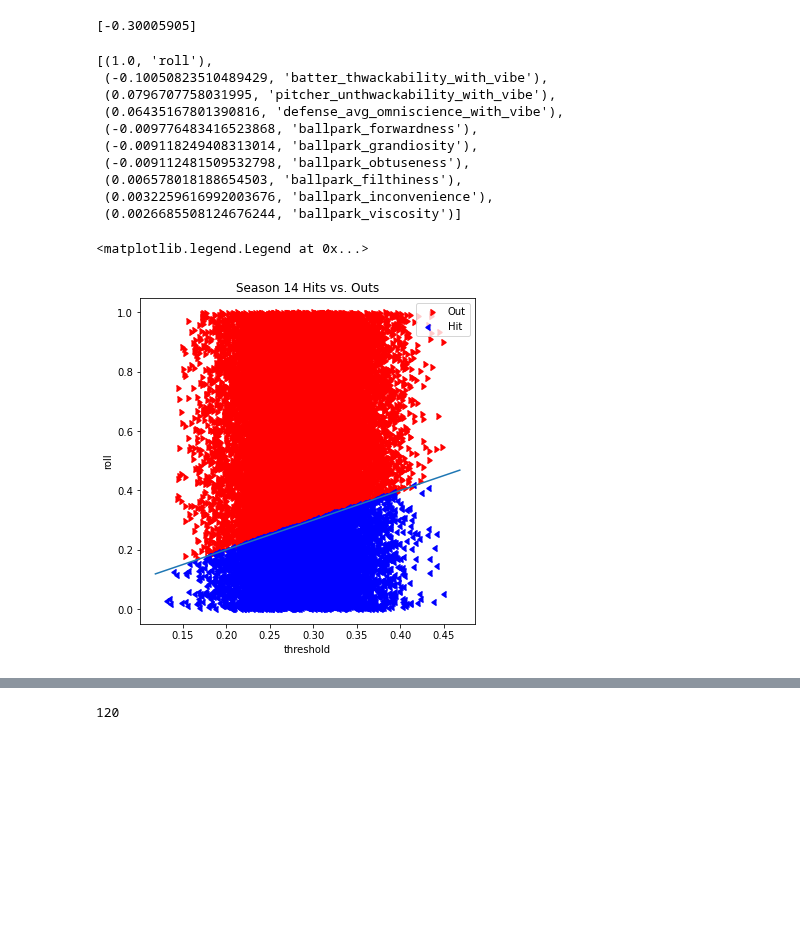
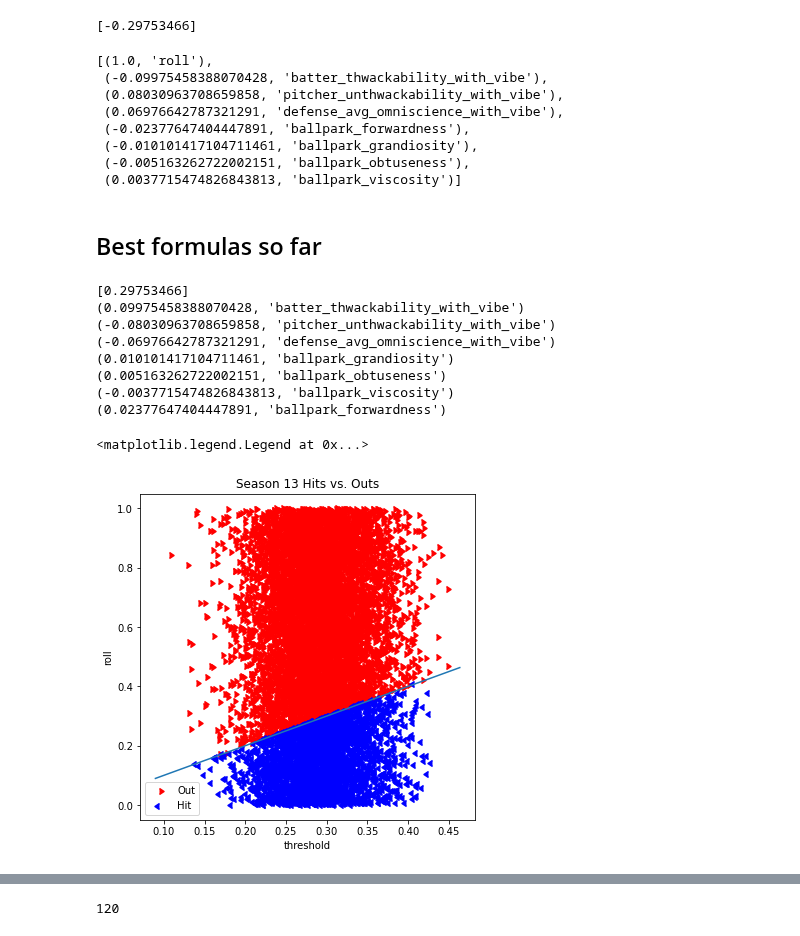
Before and after one commit to xSke/resim, a Jupyter notebook: find_roll_formula_out.ipynb, the cells around one changed output, grey strips where cells are left out. Drawn from its saved outputs; the diff is of its cells as text; code cells hidden in the pictures; blank space fills up the shorter version.

Commit message:
fit pretty much works for this in any season

```diff
--- a/find_roll_formula_out.ipynb
+++ b/find_roll_formula_out.ipynb
@@ -10,7 +10,7 @@ all_files = glob.glob("roll_data/*-out.csv")
 
 df = pd.concat((pd.read_csv(f) for f in all_files), ignore_index=True)
 
-season = 13
+season = 12
 df = df[df['season'] == season]
 len(df)
 # %% [output]
@@ -136,6 +136,7 @@ df['baserunner_n'] = [int(np.floor(len(x)/40)) for x in df.loc[:, 'baserunner_co
 
 df.loc[df["pitcher_mods"].astype(str).str.contains("SCATTERED"),"pitcher_vibes"] = 0
 df.loc[df["batter_mods"].astype(str).str.contains("SCATTERED"),"batter_vibes"] = 0
+df.loc[df["defender_mods"].astype(str).str.contains("SCATTERED"),"defender_vibes"] = 0
 
 for attr in ['batter_buoyancy', 'batter_divinity', 'batter_martyrdom', 'batter_moxie', 'batter_musclitude', 'batter_patheticism', 'batter_thwackability', 'batter_tragicness', 'batter_coldness', 'batter_overpowerment', 'batter_ruthlessness', 'batter_shakespearianism', 'batter_suppression', 'batter_unthwackability', 'batter_base_thirst', 'batter_continuation', 'batter_ground_friction', 'batter_indulgence', 'batter_laserlikeness', 'batter_anticapitalism', 'batter_chasiness', 'batter_omniscience', 'batter_tenaciousness', 'batter_watchfulness', 'batter_pressurization', 'batter_cinnamon']:
     df[attr] = df[attr] * df['batter_mul']
@@ -198,12 +199,12 @@ X = dfc[['roll', 'passed',
          # 'ballpark_fortification',
          'ballpark_obtuseness',
          # 'ballpark_ominousness',
-         'ballpark_inconvenience',
+         # 'ballpark_inconvenience',
          'ballpark_viscosity',
          'ballpark_forwardness',
          # 'ballpark_elongation',
          # 'ballpark_mysticism',
-         'ballpark_filthiness',
+         # 'ballpark_filthiness',
          ]]
 # X = X[X['roll'] < 0.85]
 
@@ -226,7 +227,7 @@ from sklearn import svm, linear_model
 sc = StandardScaler()
 X2 = sc.fit_transform(X)
 
-trainedsvm = svm.LinearSVC(dual=False, max_iter=100000, C=1000).fit(X2, y)
+trainedsvm = svm.LinearSVC(dual=False, max_iter=1000000, C=1000000, tol=1e-10).fit(X2, y)
 predictionsvm = trainedsvm.predict(X2)
 print(confusion_matrix(y,predictionsvm))
 print(classification_report(y,predictionsvm))
@@ -254,65 +255,71 @@ intercept_scaled = intercept / coef[0, 0]
 print(intercept_scaled)
 sorted(zip(coef_list, X.columns), key=lambda x: abs(x[0]), reverse=True)
 # %% [output]
-[-0.30005905]
+[-0.29753466]
 [(1.0, 'roll'),
- (-0.10050823510489429, 'batter_thwackability_with_vibe'),
- (0.0796707758031995, 'pitcher_unthwackability_with_vibe'),
- (0.06435167801390816, 'defense_avg_omniscience_with_vibe'),
- (-0.009776483416523868, 'ballpark_forwardness'),
- (-0.009118249408313014, 'ballpark_grandiosity'),
- (-0.009112481509532798, 'ballpark_obtuseness'),
- (0.006578018188654503, 'ballpark_filthiness'),
- (0.0032259616992003676, 'ballpark_inconvenience'),
- (0.0026685508124676244, 'ballpark_viscosity')]
+ (-0.09975458388070428, 'batter_thwackability_with_vibe'),
+ (0.08030963708659858, 'pitcher_unthwackability_with_vibe'),
+ (0.06976642787321291, 'defense_avg_omniscience_with_vibe'),
+ (-0.02377647404447891, 'ballpark_forwardness'),
+ (-0.010101417104711461, 'ballpark_grandiosity'),
+ (-0.005163262722002151, 'ballpark_obtuseness'),
+ (0.0037715474826843813, 'ballpark_viscosity')]
+# %% [markdown]
+## Best formulas so far
 # %%
 dfc['threshold'] = (0.315 - (
  -0.10 * dfc['batter_thwackability_with_vibe']
  +0.08 * dfc['pitcher_unthwackability_with_vibe']
  +0.07 * dfc['defense_avg_omniscience_with_vibe']
-))
+)) # this works for season 12 and 13 without ballparks
 
 dfc['threshold'] = (0.300 - (
     - 0.10 * dfc['batter_thwackability_with_vibe']
-    + 0.08 * dfc['pitcher_unthwackability_with_vibe']
+    + 0.080 * dfc['pitcher_unthwackability_with_vibe']
     + 0.065 * dfc['defense_avg_omniscience_with_vibe']
-    - 0.01 * dfc['ballpark_forwardness']
-    - 0.01 * dfc['ballpark_grandiosity']
-    - 0.01 * dfc['ballpark_obtuseness']
-    + 0.003* dfc['ballpark_viscosity']
-    + 0.003* dfc['ballpark_inconvenience']
-    # + 0.007* dfc['ballpark_filthiness']
-))
+    - 0.0115 * dfc['ballpark_grandiosity']
+    - 0.008* dfc['ballpark_obtuseness']
+    - 0.007* dfc['ballpark_forwardness']
+    + 0.0032* dfc['ballpark_viscosity']
+)) # this almost works, for season 14 and 15
 
-# dfc['threshold'] = -intercept_scaled[0]
-# print(-intercept_scaled)
-# for pair in zip(-np.array(coef_list), X.columns):
-#     if pair[1] != "roll":
-#         print(pair)
-#         dfc['threshold'] += pair[0] * dfc[pair[1]]
+# this will use the fit values
+dfc['threshold'] = -intercept_scaled[0]
+print(-intercept_scaled)
+for pair in zip(-np.array(coef_list), X.columns):
+    if pair[1] != "roll":
+        print(pair)
+        dfc['threshold'] += pair[0] * dfc[pair[1]]
 
-# dfc['threshold'] -= - 0.1 * df['batter_thwackability_with_vibe'] + 0.08 * df['pitcher_unthwackability_with_vibe']
 
 y_val = "roll"
 x_val = "threshold"
 # x_val = "fielder_roll"
 fig, ax = plt.subplots(1, figsize=(6, 6))
 ax.scatter(dfc[~dfc['passed']][x_val], dfc[~dfc['passed']][y_val], color="red",
            label="Out", marker=CARETRIGHTBASE)
 ax.scatter(dfc[dfc['passed']][x_val], dfc[dfc['passed']][y_val], color="blue",
            label="Hit", marker=CARETLEFTBASE)
 ax.set_xlabel(x_val)
 ax.set_ylabel('roll')
 ax.set_title(f"Season {season+1} Hits vs. Outs")
 # ax.set_xlim(0.484, 0.499)
 
 if x_val == "threshold":
     ax.plot(ax.get_xlim(), ax.get_xlim())
 
 ax.legend()
 # %% [output]
-<matplotlib.legend.Legend at 0x...>
+[0.29753466]
+(0.09975458388070428, 'batter_thwackability_with_vibe')
+(-0.08030963708659858, 'pitcher_unthwackability_with_vibe')
+(-0.06976642787321291, 'defense_avg_omniscience_with_vibe')
+(0.010101417104711461, 'ballpark_grandiosity')
+(0.005163262722002151, 'ballpark_obtuseness')
+(-0.0037715474826843813, 'ballpark_viscosity')
+(0.02377647404447891, 'ballpark_forwardness')
+<matplotlib.legend.Legend at 0x...>
-[figure, old version]
+[figure, new version]
 # %%
 dfc["offset"] = dfc["roll"] - dfc["threshold"]
 outliers = dfc[(dfc["passed"] & (dfc["offset"] >= 0)) | (~dfc["passed"] & (dfc["offset"] <= 0))]
```
Also changed, not shown: parts of 9 cells of this notebook.
